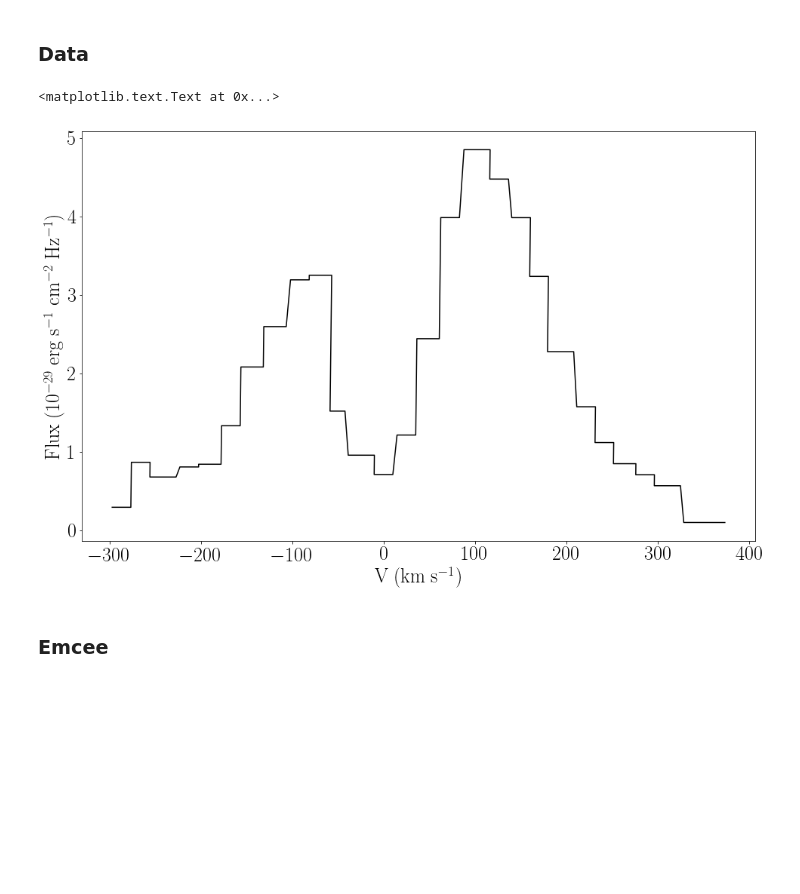
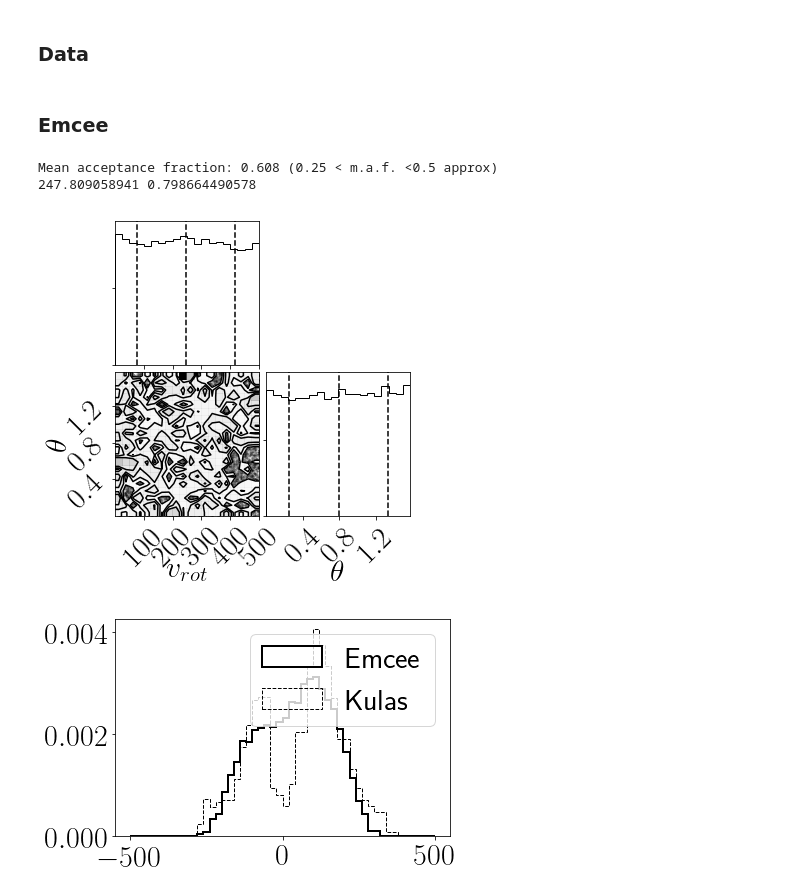
Before and after one commit to astroandes/CLARA_RotationOutflows, a Jupyter notebook: plots/paper/discussion_fit.ipynb, the cells around one changed output. Drawn from its saved outputs; the diff is of its cells as text; code cells hidden in the pictures; blank space fills up the shorter version.

Commit message:
kulas updated

```diff
--- a/plots/paper/discussion_fit.ipynb
+++ b/plots/paper/discussion_fit.ipynb
@@ -16,12 +16,12 @@ plt.rc('font', size=30)
 ### Constants
 # %%
 VROT_MIN = 0.0
-VROT_MAX = 600.0
+VROT_MAX = 500.0
 THETA_MIN = 0.0
 THETA_MAX = np.pi/2.0
 NUM_THETAS = 9
 THETAS_RANGE = np.arccos(np.linspace(1, 0, NUM_THETAS))
-N_STEPS = 500
+N_STEPS = 10000
 # %% [markdown]
 ### Functions
 # %%
@@ -193,23 +197,24 @@ def preprocess_data(data):
 # %%
 # Kulas data
 data = np.loadtxt('./discussion/fit_kulas.csv', delimiter=',')
-x_d, y_d = preprocess_data(kulas)
+x_d, y_d = preprocess_data(data)
 
 # Input
 vrot0 = 0
 vout = 5
-# %% [output]
-<matplotlib.text.Text at 0x...>
-[figure, removed]
 # %% [markdown]
 ### Emcee
 # %%
 # logtau = 6
 logtau_6 = 6
 data_6 = read_data(vrot0, vout, logtau_6)
 vrot_6, theta_6, fig_6 = emcee_kulas(x_d, y_d, data_6)
-b_6, y_6 = model(data_6, vrot_6, theta_6)
+print(vrot_6, theta_6)
+
 np.savetxt("./discussion/fit_results_6.txt", [vrot_6, theta_6])
-x_6 = bins_to_x(b_6)
-plot_spectra(x_6, y_6, x_d, y_d, fn="fit_emcee_6.png")
 fig_6.savefig("./discussion/fit_triangle_6.png", dpi=200)
+# %% [output]
+Mean acceptance fraction: 0.608 (0.25 < m.a.f. <0.5 approx)
+247.809058941 0.798664490578
+[figure, added]
+[figure, added]
```
Also changed, not shown: parts of 5 cells of this notebook, 23 other files.
